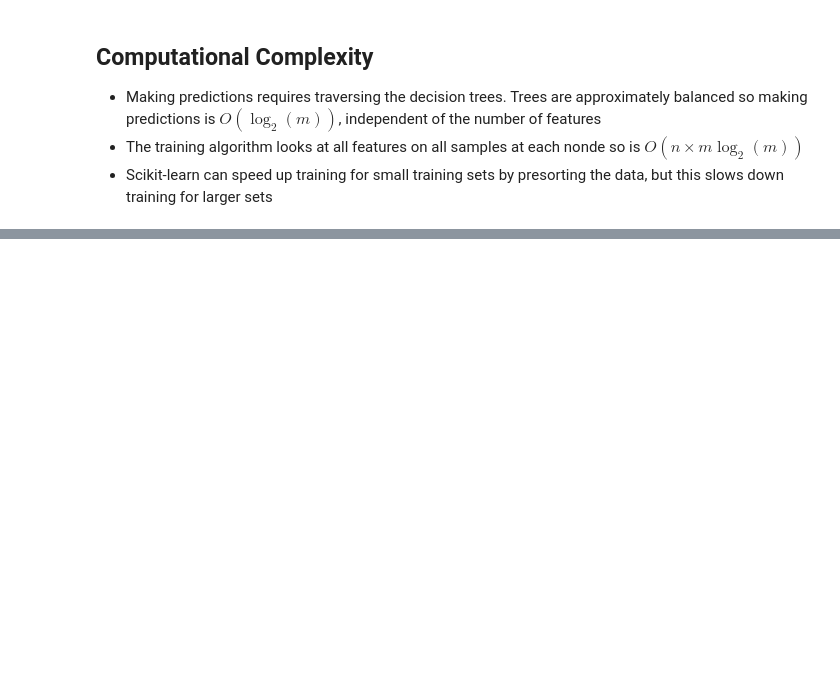
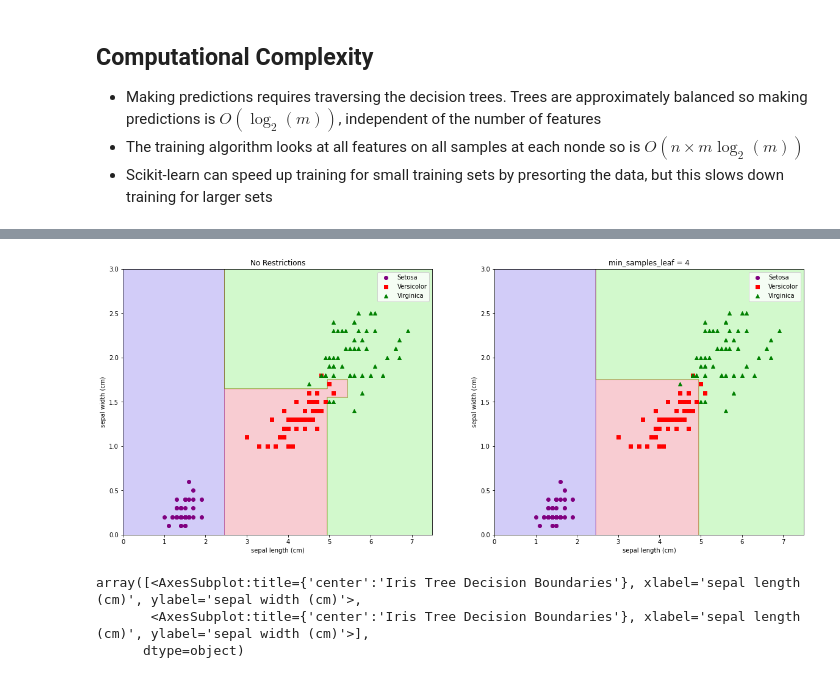
Before and after one commit to chris-leonard/hands-on-machine-learning, a Jupyter notebook: chapter-6/chapter-6-notes.ipynb, the cells around one changed output, grey strips where cells are left out. Cells and saved outputs as stored; diff of their text form; code cells hidden in the pictures; blank space fills up the shorter version.

Commit message:
complete regularisation hyperparameters notes

```diff
--- a/chapter-6/chapter-6-notes.ipynb
+++ b/chapter-6/chapter-6-notes.ipynb
@@ -198,0 +216,19 @@ tree_clf.predict_proba([[7, 1.5]])
+# %%
+# effect of regularisation
+fig, axs = plt.subplots(1, 2, figsize=(20, 8))
+
+tree_clf = DecisionTreeClassifier(random_state=42)  # no restrictions
+tree_clf.fit(X_petal, y);
+plot_iris_decision_boundaries(tree_clf, ax=axs[0], title="No Restrictions")
+
+tree_clf = DecisionTreeClassifier(min_samples_leaf=4, random_state=42)  # max_depth determines how many branches
+tree_clf.fit(X_petal, y);
+plot_iris_decision_boundaries(tree_clf, ax=axs[1], title="min_samples_leaf = 4")
+# %% [output]
+[figure, added]
+# %%
+axs
+# %% [output]
+array([<AxesSubplot:title={'center':'Iris Tree Decision Boundaries'}, xlabel='sepal length (cm)', ylabel='sepal width (cm)'>,
+       <AxesSubplot:title={'center':'Iris Tree Decision Boundaries'}, xlabel='sepal length (cm)', ylabel='sepal width (cm)'>],
+      dtype=object)
```
Also changed, not shown: parts of 4 cells of this notebook.
